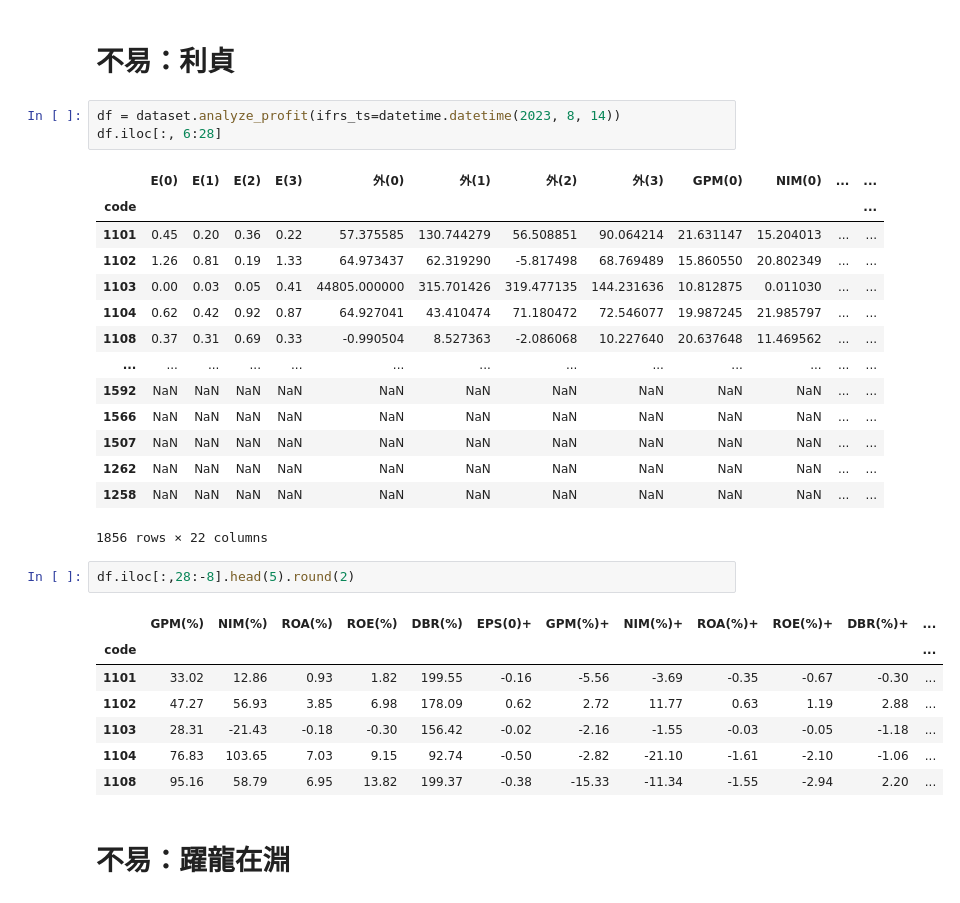
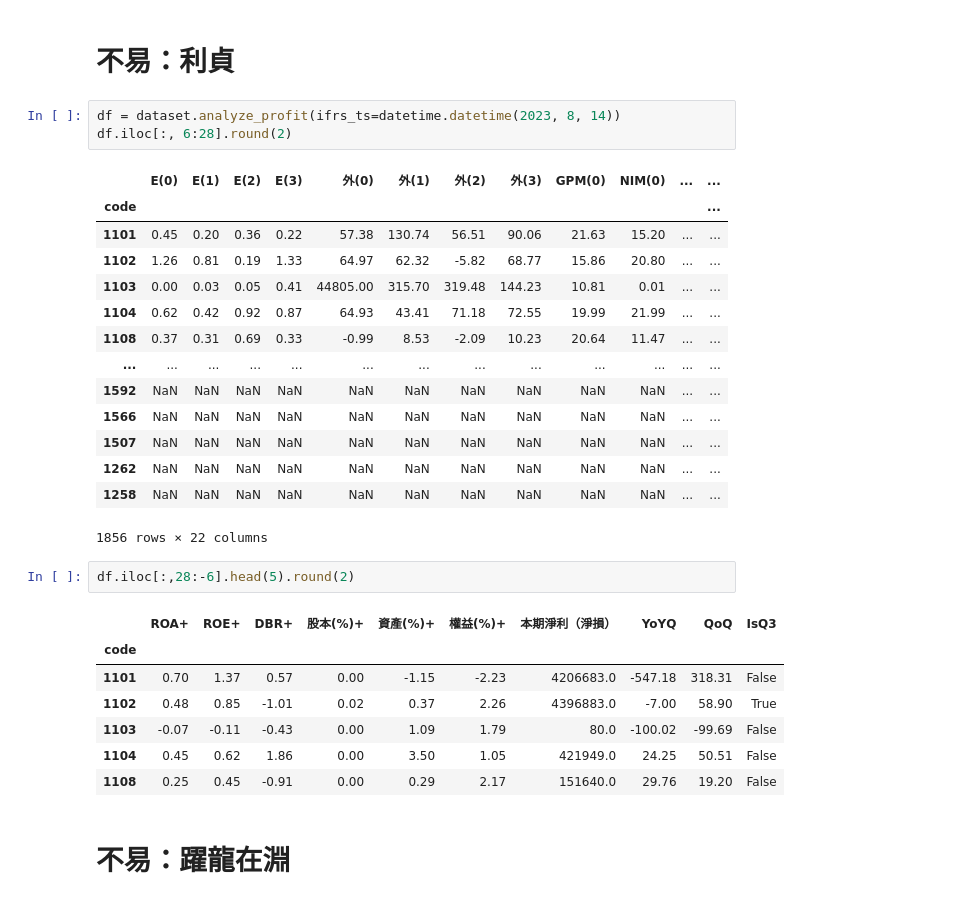
Before and after one commit to yangaound/stock.tw, a Jupyter notebook: README.ipynb, the cells around one changed output. Cells and saved outputs as stored; diff of their text form.

```diff
--- a/README.ipynb
+++ b/README.ipynb
@@ -45,15 +46,15 @@ df.round(2)
 # 不易：利貞
 # %%
 df = dataset.analyze_profit(ifrs_ts=datetime.datetime(2023, 8, 14))
-df.iloc[:, 6:28]
+df.iloc[:, 6:28].round(2)
 # %% [output]
 |  | E(0) | E(1) | E(2) | E(3) | 外(0) | 外(1) | 外(2) | 外(3) | GPM(0) | NIM(0) | ... | ... |
 | code |  |  |  |  |  |  |  |  |  |  |  | ... |
-| 1101 | 0.45 | 0.20 | 0.36 | 0.22 | 57.375585 | 130.744279 | 56.508851 | 90.064214 | 21.631147 | 15.204013 | ... | ... |
-| 1102 | 1.26 | 0.81 | 0.19 | 1.33 | 64.973437 | 62.319290 | -5.817498 | 68.769489 | 15.860550 | 20.802349 | ... | ... |
-| 1103 | 0.00 | 0.03 | 0.05 | 0.41 | 44805.000000 | 315.701426 | 319.477135 | 144.231636 | 10.812875 | 0.011030 | ... | ... |
-| 1104 | 0.62 | 0.42 | 0.92 | 0.87 | 64.927041 | 43.410474 | 71.180472 | 72.546077 | 19.987245 | 21.985797 | ... | ... |
-| 1108 | 0.37 | 0.31 | 0.69 | 0.33 | -0.990504 | 8.527363 | -2.086068 | 10.227640 | 20.637648 | 11.469562 | ... | ... |
+| 1101 | 0.45 | 0.20 | 0.36 | 0.22 | 57.38 | 130.74 | 56.51 | 90.06 | 21.63 | 15.20 | ... | ... |
+| 1102 | 1.26 | 0.81 | 0.19 | 1.33 | 64.97 | 62.32 | -5.82 | 68.77 | 15.86 | 20.80 | ... | ... |
+| 1103 | 0.00 | 0.03 | 0.05 | 0.41 | 44805.00 | 315.70 | 319.48 | 144.23 | 10.81 | 0.01 | ... | ... |
+| 1104 | 0.62 | 0.42 | 0.92 | 0.87 | 64.93 | 43.41 | 71.18 | 72.55 | 19.99 | 21.99 | ... | ... |
+| 1108 | 0.37 | 0.31 | 0.69 | 0.33 | -0.99 | 8.53 | -2.09 | 10.23 | 20.64 | 11.47 | ... | ... |
 | ... | ... | ... | ... | ... | ... | ... | ... | ... | ... | ... | ... | ... |
 | 1592 | NaN | NaN | NaN | NaN | NaN | NaN | NaN | NaN | NaN | NaN | ... | ... |
 | 1566 | NaN | NaN | NaN | NaN | NaN | NaN | NaN | NaN | NaN | NaN | ... | ... |
@@ -62,15 +63,15 @@ df.iloc[:, 6:28]
 | 1258 | NaN | NaN | NaN | NaN | NaN | NaN | NaN | NaN | NaN | NaN | ... | ... |
 1856 rows × 22 columns
 # %%
-df.iloc[:,28:-8].head(5).round(2)
+df.iloc[:,28:-6].head(5).round(2)
 # %% [output]
-|  | GPM(%) | NIM(%) | ROA(%) | ROE(%) | DBR(%) | EPS(0)+ | GPM(%)+ | NIM(%)+ | ROA(%)+ | ROE(%)+ | DBR(%)+ | ... |
-| code |  |  |  |  |  |  |  |  |  |  |  | ... |
-| 1101 | 33.02 | 12.86 | 0.93 | 1.82 | 199.55 | -0.16 | -5.56 | -3.69 | -0.35 | -0.67 | -0.30 | ... |
-| 1102 | 47.27 | 56.93 | 3.85 | 6.98 | 178.09 | 0.62 | 2.72 | 11.77 | 0.63 | 1.19 | 2.88 | ... |
-| 1103 | 28.31 | -21.43 | -0.18 | -0.30 | 156.42 | -0.02 | -2.16 | -1.55 | -0.03 | -0.05 | -1.18 | ... |
-| 1104 | 76.83 | 103.65 | 7.03 | 9.15 | 92.74 | -0.50 | -2.82 | -21.10 | -1.61 | -2.10 | -1.06 | ... |
-| 1108 | 95.16 | 58.79 | 6.95 | 13.82 | 199.37 | -0.38 | -15.33 | -11.34 | -1.55 | -2.94 | 2.20 | ... |
+|  | ROA+ | ROE+ | DBR+ | 股本(%)+ | 資產(%)+ | 權益(%)+ | 本期淨利（淨損） | YoYQ | QoQ | IsQ3 |
+| code |  |  |  |  |  |  |  |  |  |  |
+| 1101 | 0.70 | 1.37 | 0.57 | 0.00 | -1.15 | -2.23 | 4206683.0 | -547.18 | 318.31 | False |
+| 1102 | 0.48 | 0.85 | -1.01 | 0.02 | 0.37 | 2.26 | 4396883.0 | -7.00 | 58.90 | True |
+| 1103 | -0.07 | -0.11 | -0.43 | 0.00 | 1.09 | 1.79 | 80.0 | -100.02 | -99.69 | False |
+| 1104 | 0.45 | 0.62 | 1.86 | 0.00 | 3.50 | 1.05 | 421949.0 | 24.25 | 50.51 | False |
+| 1108 | 0.25 | 0.45 | -0.91 | 0.00 | 0.29 | 2.17 | 151640.0 | 29.76 | 19.20 | False |
 # %% [markdown]
 # 不易：躍龍在淵
 # %%
```
Also changed, not shown: parts of 6 cells of this notebook, 21 other files.
